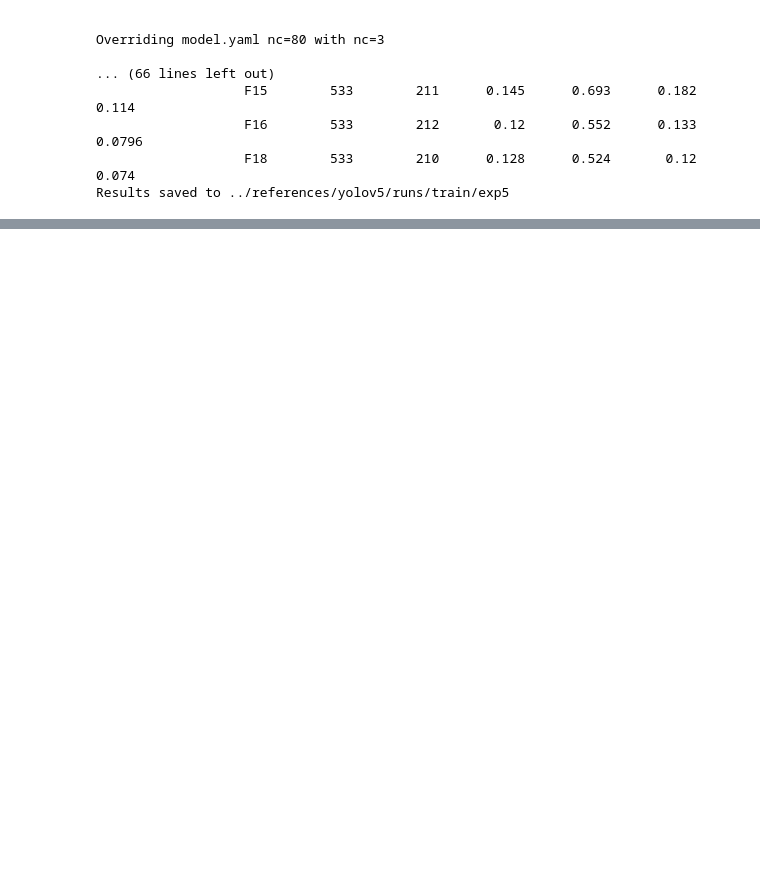
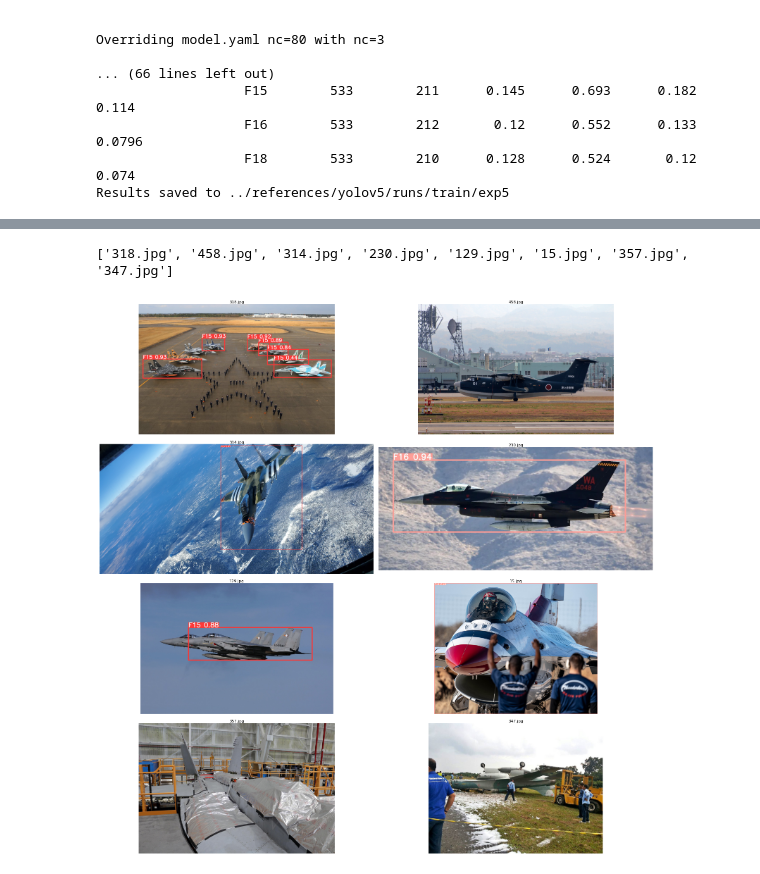
Before and after one commit to marcgj/sky-defender, a Jupyter notebook: notebooks/SkyDefender.ipynb, the cells around one changed output, grey strips where cells are left out. Drawn from its saved outputs; the diff is of its cells as text; code cells hidden in the pictures; blank space fills up the shorter version.

```diff
--- a/notebooks/SkyDefender.ipynb
+++ b/notebooks/SkyDefender.ipynb
@@ -311,0 +324,25 @@ Results saved to ../references/yolov5/runs/train/exp5
+# %%
+from random import sample
+import matplotlib.image as mpimg
+
+lastest = max(os.listdir("../references/yolov5/runs/detect"))
+
+images =  os.listdir(f"../references/yolov5/runs/detect/{lastest}/")
+sample = sample(images, 8)
+
+print(sample)
+
+fig, axs = plt.subplots(4, 2, figsize=(16, 16))
+
+for i, ax in enumerate(axs.flatten()):
+    img = mpimg.imread(f"../references/yolov5/runs/detect/{lastest}/{sample[i]}")
+    ax.imshow(img)
+    ax.axis('off')
+    ax.set_title(sample[i], fontsize=8, pad=2)
+
+
+plt.tight_layout()
+plt.show()
+# %% [output]
+['318.jpg', '458.jpg', '314.jpg', '230.jpg', '129.jpg', '15.jpg', '357.jpg', '347.jpg']
+[figure, added]
```
Also changed, not shown: parts of 4 cells of this notebook.
